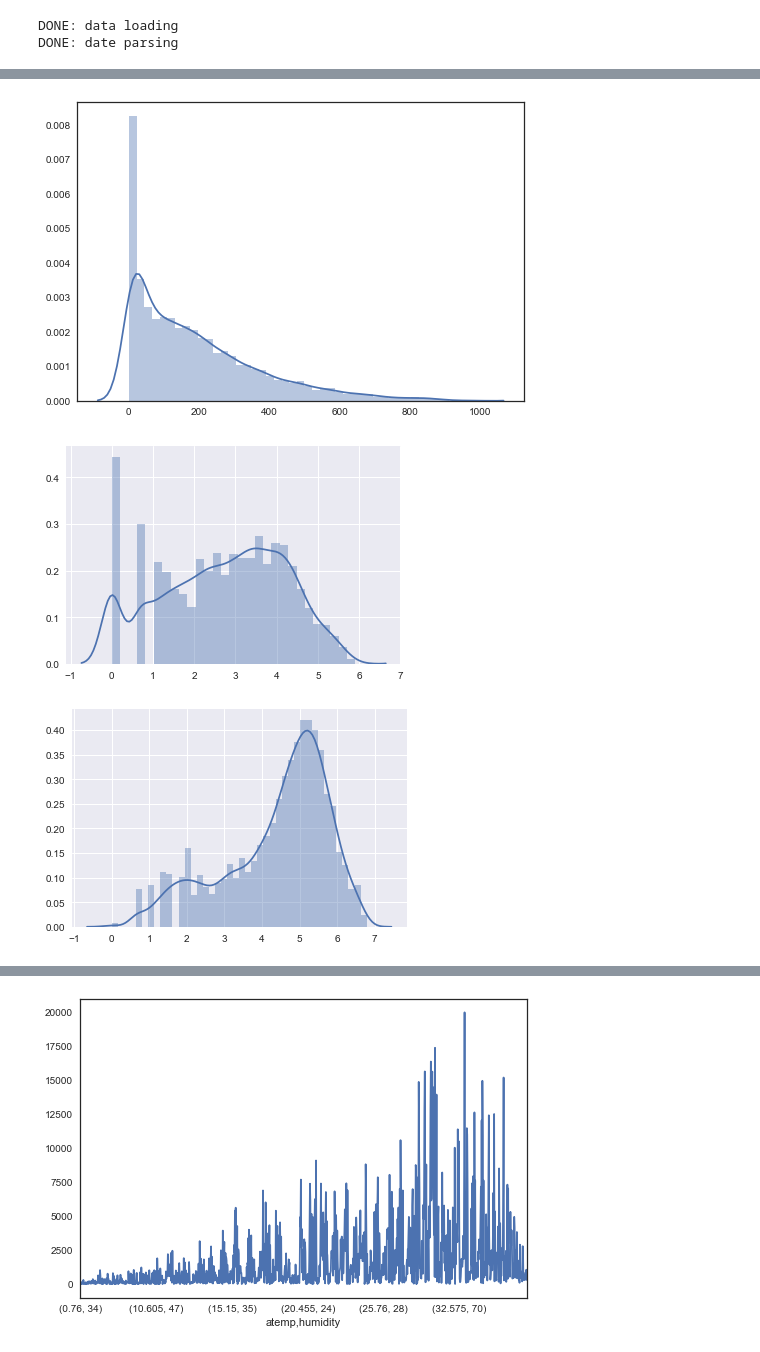
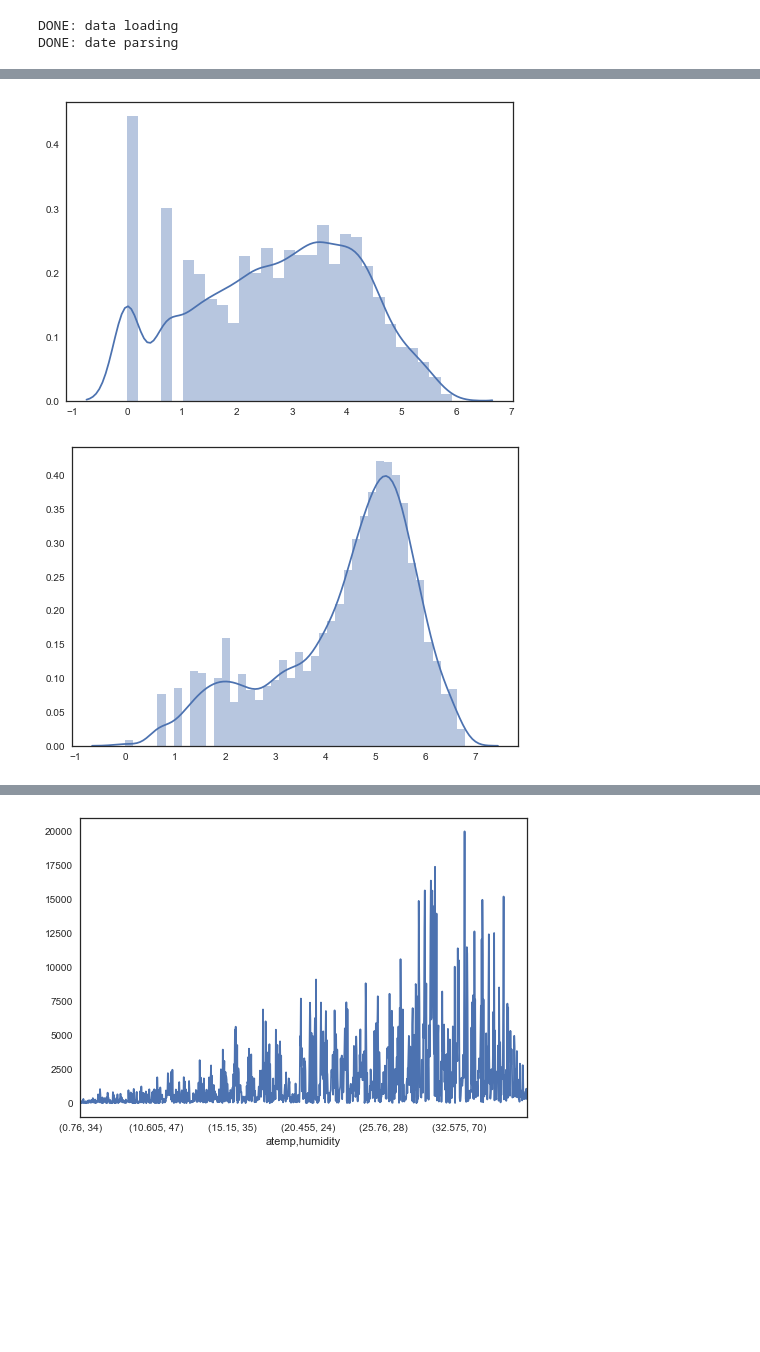
Before and after one commit to LeoPetrini/Bike_Rental_Kaggle, a Jupyter notebook: Exploratory.ipynb, the cells around one changed output, grey strips where cells are left out. Cells and saved outputs as stored; diff of their text form; code cells hidden in the pictures; blank space fills up the shorter version.

Commit message:
new images

```diff
--- a/Exploratory.ipynb
+++ b/Exploratory.ipynb
@@ -42,13 +52,10 @@ DONE: date parsing
 # %%
-sns.set(style="white", )
-sns.distplot(tr['count'].values);
+sns.set(style="white")
+sns.distplot(np.log(tr['casual'].values+1 ));
 # %% [output]
-[figure, old version]
+[figure, new version]
 # %%
-sns.distplot(np.log(tr['casual'].values+1 ));
+sns.set(style="white")
+sns.distplot(np.log(tr['registered'].values+1 ));
 # %% [output]
-[figure, old version]
+[figure, new version]
-# %%
-sns.distplot(np.log(tr['registered'].values+1 ));
-# %% [output]
-[figure, removed]
```
Also changed, not shown: parts of 5 cells of this notebook, 7 other files.
